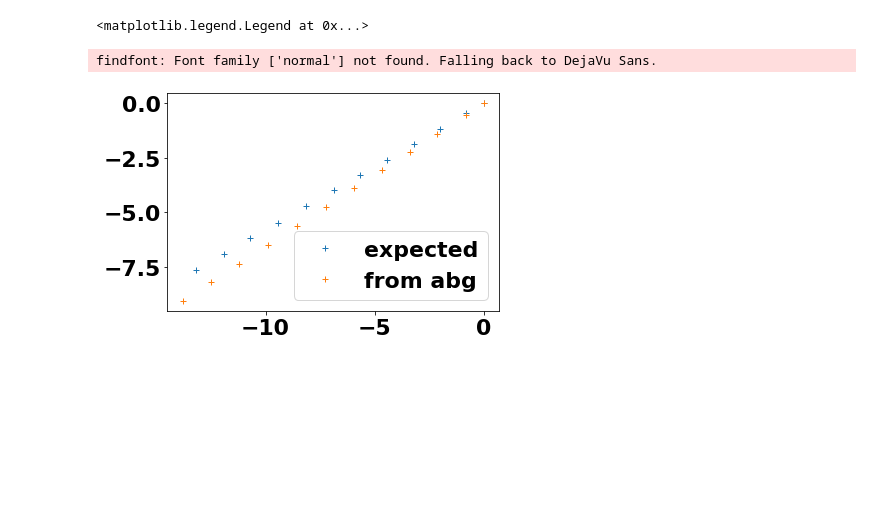
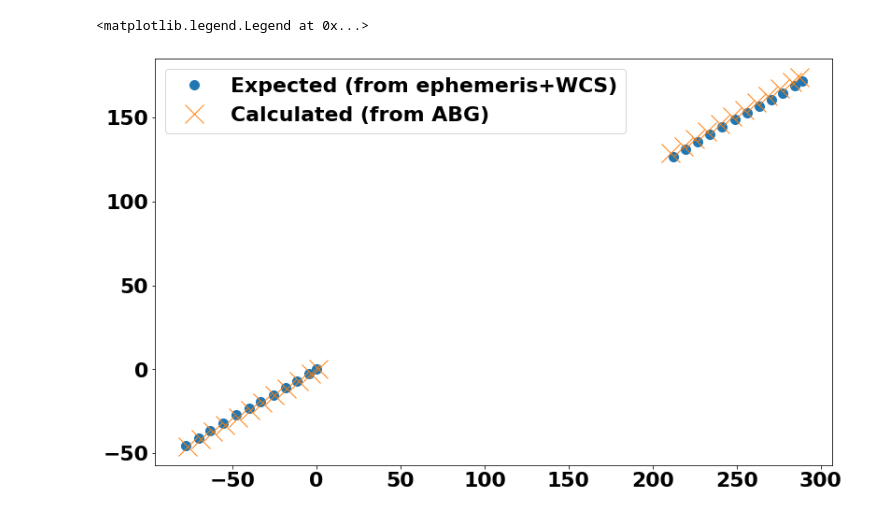
Before and after one commit to matthewjohnpayne/shifty, a Jupyter notebook: notebooks/debug_transform.ipynb, the cells around one changed output. Cells and saved outputs as stored; diff of their text form; code cells hidden in the pictures; blank space fills up the shorter version.

```diff
--- a/notebooks/debug_transform.ipynb
+++ b/notebooks/debug_transform.ipynb
@@ -157,24 +570,2 @@ observer_projected = np.array([np.dot(projection_matrix, obspos) for obspos in o
-# %%
-def abg2theta(timesJD, timeJD0, abg, obscode, xyz_E):
-    '''
-    Converts input abg to a theta vector at time dtime from reference time.
-    inputs:
-    -------
-    abg    - array length 6 - array containing alpha, beta, gamma,
-                              alpha-dot, beta-dot, gamma-dot.
-    timesJD - float - times in Julian days
-    '''
-    # convert times to YEARS since reference time
-    dtime = (timesJD - timeJD0) / 365.
-    grav = [0, 0, 0]
-    x_E, y_E, z_E = xyz_E.T
-    num_x = abg[0] + abg[3] * dtime + abg[2] * grav[0] - abg[2] * x_E
-    num_y = abg[1] + abg[4] * dtime + abg[2] * grav[1] - abg[2] * y_E
-    denominator = 1 + abg[5] * dtime + abg[2] * grav[2] - abg[2] * z_E
-    theta_x = num_x / denominator                       # eq 6
-    theta_y = num_y / denominator                       # eq 6
-    #theta_x = abg[0] + abg[3] * dtime - abg[2] * x_E   # eq 16
-    #theta_y = abg[1] + abg[4] * dtime - abg[2] * y_E   # eq 16
-    return np.array([theta_x, theta_y]).T
 # %%
 '''
@@ -211,9 +582,15 @@ print(thetas_offset_asec)
-# %%
-plt.plot(*shift_expected_asec.T, '+', label='expected')
-plt.plot(*thetas_offset_asec.T, '+', label='from abg')
-plt.gca().set_aspect('equal')
-plt.legend()
-# %% [output]
-<matplotlib.legend.Legend at 0x...>
-findfont: Font family ['normal'] not found. Falling back to DejaVu Sans.
-[figure, removed]
+# %%
+'''Rotate thetas to CCD orientation'''
+proj2ccd_angle = ECL        # Could be whatever, depending on camera orientation
+#proj2ccd_angle = ECL*0.975  #In fact, this seems better
+rotmat = np.array([[np.cos(proj2ccd_angle), -np.sin(proj2ccd_angle)],
+                   [np.sin(proj2ccd_angle), np.cos(proj2ccd_angle)]])
+rotated = np.array([rotmat.dot(fi) for fi in thetas_pixels])
+# %%
+plt.plot(*shifts.T, '.', label='Expected (from ephemeris+WCS)', ms=20)
+plt.plot(*(rotated).T, 'x', label='Calculated (from ABG)', ms=20)
+#plt.plot(*(rotated-rotated[0]).T, 'x', label='Calculated (from ABG)', ms=20)
+plt.legend()
+# %% [output]
+<matplotlib.legend.Legend at 0x...>
+[figure, added]
```
Also changed, not shown: parts of 26 cells of this notebook, 1 other file.
